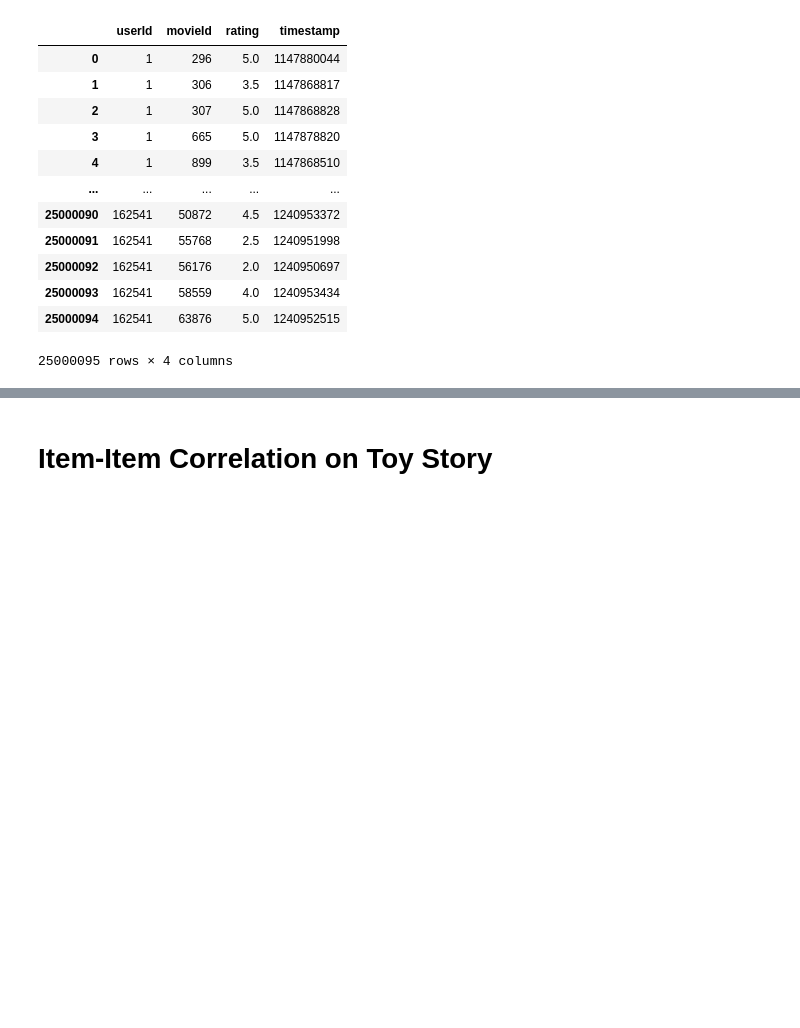
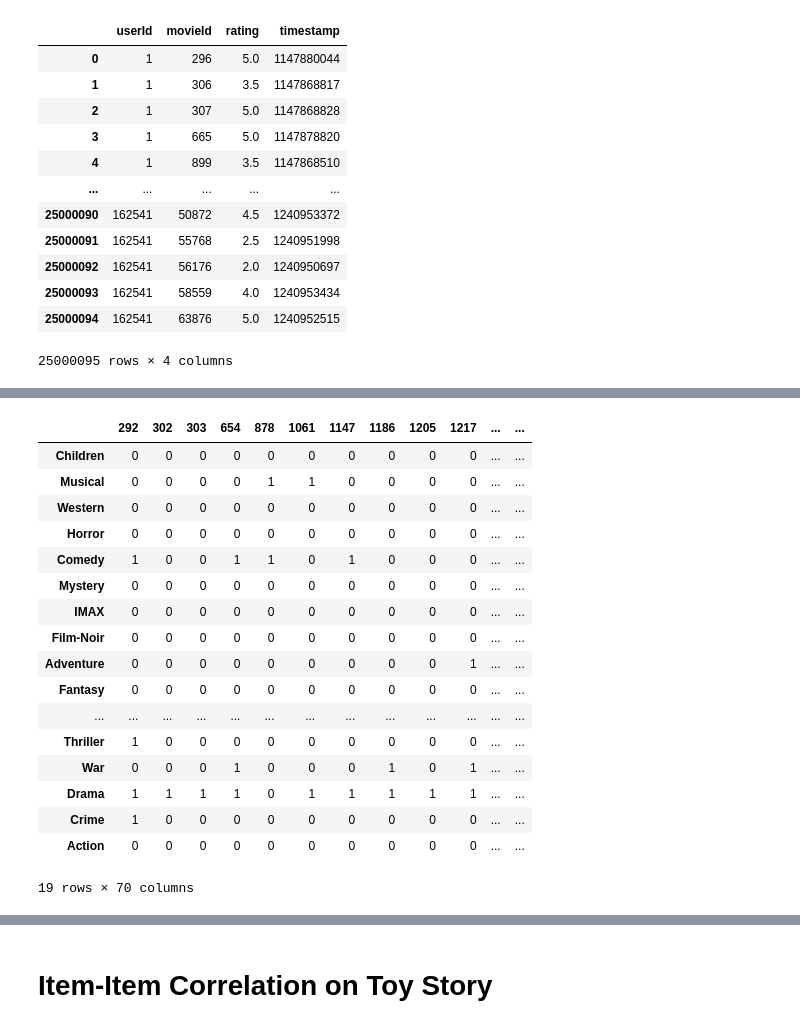
Before and after one commit to jeremylee73/bestclass-recommender, a Jupyter notebook: MovieLens Experimentation.ipynb, the cells around one changed output, grey strips where cells are left out. Cells and saved outputs as stored; diff of their text form; code cells hidden in the pictures; blank space fills up the shorter version.

```diff
--- a/MovieLens Experimentation.ipynb
+++ b/MovieLens Experimentation.ipynb
@@ -320,0 +323,8 @@ ratings
+# %%
+# Get genres from movies that a user has rated
+user_id = 1
+user_movies = ratings.loc[ratings.userId == user_id].sort_values(by="movieId")
+movie_ids = user_movies["movieId"]
+userGenreTable = movies[movies.movieId.isin(movie_ids)]
+print(userGenreTable.shape)
+userGenreTable.head()
@@ -320,0 +340,21 @@ ratings
+# %%
+userGenreTable[list(all_genres)].transpose()
+# %% [output]
+|  | 292 | 302 | 303 | 654 | 878 | 1061 | 1147 | 1186 | 1205 | 1217 | ... | ... |
+| Children | 0 | 0 | 0 | 0 | 0 | 0 | 0 | 0 | 0 | 0 | ... | ... |
+| Musical | 0 | 0 | 0 | 0 | 1 | 1 | 0 | 0 | 0 | 0 | ... | ... |
+| Western | 0 | 0 | 0 | 0 | 0 | 0 | 0 | 0 | 0 | 0 | ... | ... |
+| Horror | 0 | 0 | 0 | 0 | 0 | 0 | 0 | 0 | 0 | 0 | ... | ... |
+| Comedy | 1 | 0 | 0 | 1 | 1 | 0 | 1 | 0 | 0 | 0 | ... | ... |
+| Mystery | 0 | 0 | 0 | 0 | 0 | 0 | 0 | 0 | 0 | 0 | ... | ... |
+| IMAX | 0 | 0 | 0 | 0 | 0 | 0 | 0 | 0 | 0 | 0 | ... | ... |
+| Film-Noir | 0 | 0 | 0 | 0 | 0 | 0 | 0 | 0 | 0 | 0 | ... | ... |
+| Adventure | 0 | 0 | 0 | 0 | 0 | 0 | 0 | 0 | 0 | 1 | ... | ... |
+| Fantasy | 0 | 0 | 0 | 0 | 0 | 0 | 0 | 0 | 0 | 0 | ... | ... |
+| ... | ... | ... | ... | ... | ... | ... | ... | ... | ... | ... | ... | ... |
+| Thriller | 1 | 0 | 0 | 0 | 0 | 0 | 0 | 0 | 0 | 0 | ... | ... |
+| War | 0 | 0 | 0 | 1 | 0 | 0 | 0 | 1 | 0 | 1 | ... | ... |
+| Drama | 1 | 1 | 1 | 1 | 0 | 1 | 1 | 1 | 1 | 1 | ... | ... |
+| Crime | 1 | 0 | 0 | 0 | 0 | 0 | 0 | 0 | 0 | 0 | ... | ... |
+| Action | 0 | 0 | 0 | 0 | 0 | 0 | 0 | 0 | 0 | 0 | ... | ... |
+19 rows × 70 columns
```
Also changed, not shown: parts of 11 cells of this notebook.
